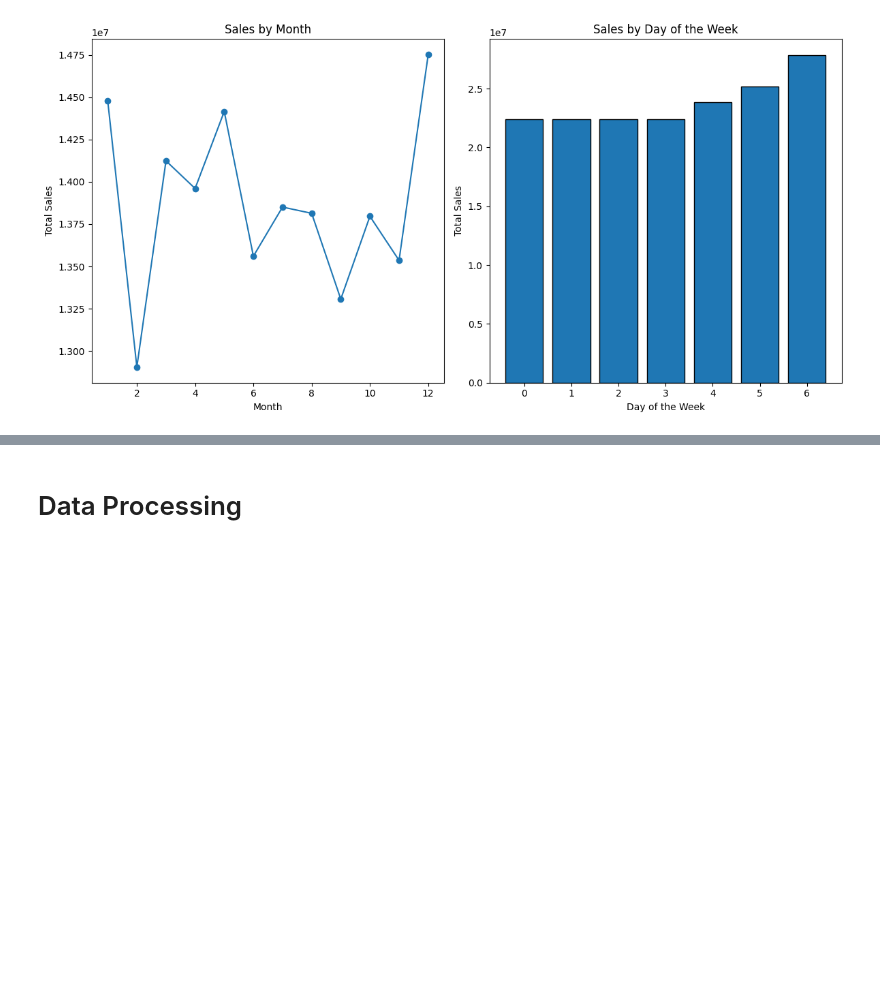
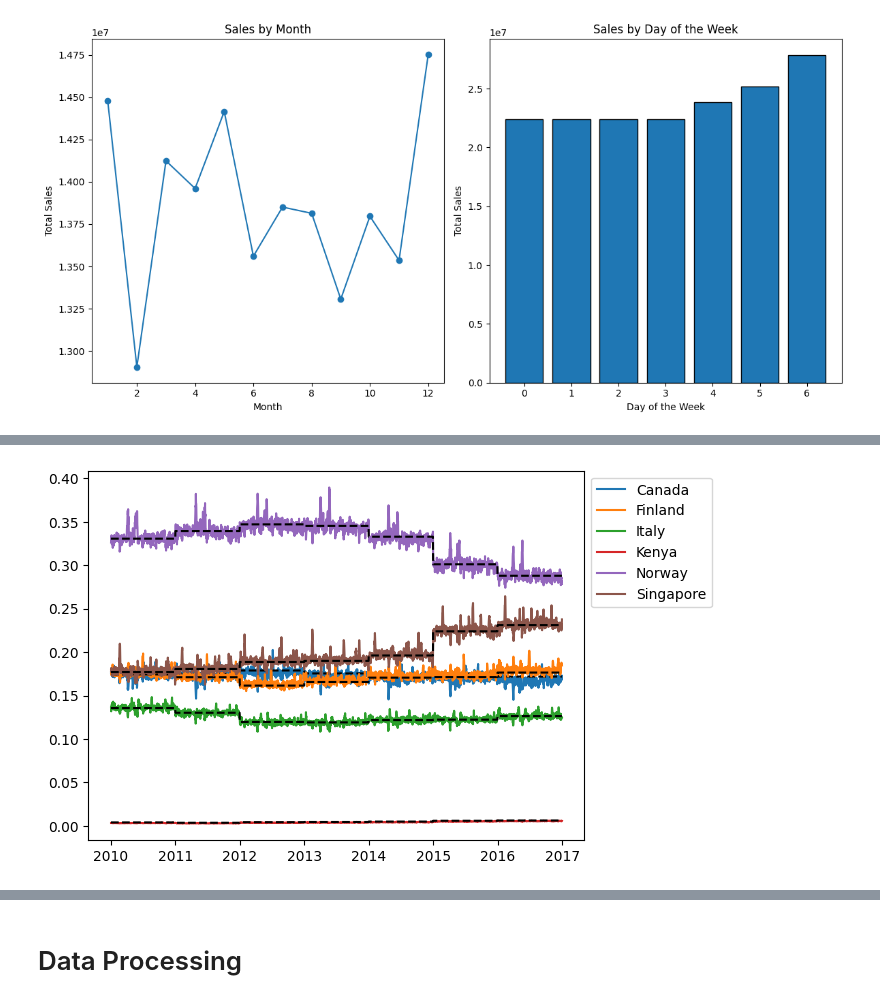
Before and after one commit to utkarshx27/Kaggle-Work-ML-Models, a Jupyter notebook: forecasting-sticker-sales-stacking-regressor.ipynb, the cells around one changed output, grey strips where cells are left out. Saved outputs shown, nothing was run; the diff lists cells and outputs as text; code cells hidden in the pictures; blank space fills up the shorter version.

```diff
--- a/forecasting-sticker-sales-stacking-regressor.ipynb
+++ b/forecasting-sticker-sales-stacking-regressor.ipynb
@@ -206,0 +215,40 @@ plt.show()
+# %%
+train['date'] = pd.to_datetime(train['date'])
+def get_gdp_per_capita(country,year):
+    alpha3 = {
+        'Canada': 'CAN',
+        'Finland': 'FIN',
+        'Italy': 'ITA',
+        'Kenya': 'KEN',
+        'Norway': 'NOR',
+        'Singapore': 'SGP'
+    }
+    url="https://api.worldbank.org/v2/country/{0}/indicator/NY.GDP.PCAP.CD?date={1}&format=json".format(alpha3[country],year)
+    response = requests.get(url).json()
+    return response[1][0]['value']
+
+gdp = []
+for country in train.country.unique():
+    row = []
+    for year in range(2010,2017):
+        row.append(get_gdp_per_capita(country,year))
+    gdp.append(row)
+
+gdp = np.array(gdp)
+gdp /= np.sum(gdp,axis=0)
+
+rel_gdp_df = pd.DataFrame(gdp,index=train.country.unique(),columns=range(2010,2017))
+
+df = train.groupby(['date','country'])[['num_sold']].sum().reset_index().join(
+                        train.groupby('date')[['num_sold']].sum(), on='date',rsuffix='_total')
+df['fractions'] = df['num_sold']/df['num_sold_total']
+df['rel_gdp'] = df.apply(lambda s: rel_gdp_df.loc[s.country,s.date.year],axis=1)
+
+for country in df['country'].unique():
+    X = df[df['country']==country]
+    plt.plot(X['date'],X['fractions'],label=country)
+    plt.plot(X['date'],X['rel_gdp'],'k--')
+plt.legend(bbox_to_anchor=(1, 1))
+plt.show()
+# %% [output]
+[figure, added]
```
Also changed, not shown: parts of 12 cells of this notebook.
